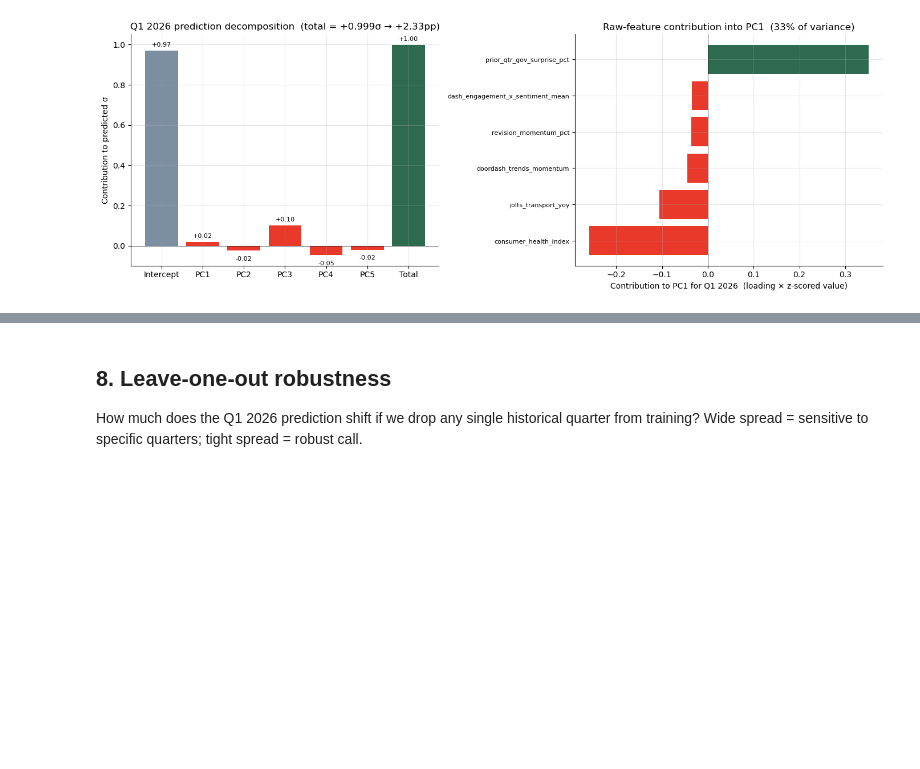
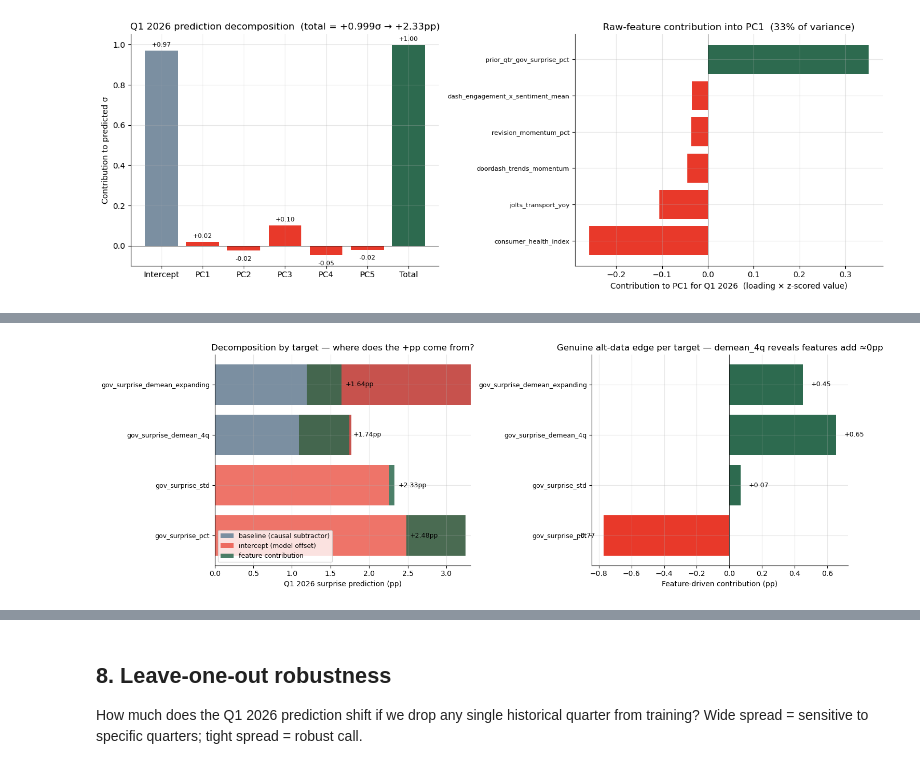
Before and after one commit to zackrcheng/alt-data-consumer-signals, a Jupyter notebook: notebooks/02_GOV_Model.ipynb, the cells around one changed output, grey strips where cells are left out. Saved outputs shown, nothing was run; the diff lists cells and outputs as text; code cells hidden in the pictures; blank space fills up the shorter version.

```diff
--- a/notebooks/02_GOV_Model.ipynb
+++ b/notebooks/02_GOV_Model.ipynb
@@ -566,0 +694,43 @@ plt.tight_layout(); plt.show()
+# %%
+# Stacked bar: baseline + intercept + features → total
+fig, axes = plt.subplots(1, 2, figsize=(15, 5))
+
+ax = axes[0]
+labels = decomp_df['target'].tolist()
+y_pos = np.arange(len(labels))
+
+baselines  = decomp_df['baseline_pp'].values
+intercepts = decomp_df['intercept_pp'].values
+features   = decomp_df['features_pp'].values
+
+ax.barh(y_pos, baselines, color=COLORS['consensus'], label='baseline (causal subtractor)')
+ax.barh(y_pos, intercepts, left=baselines, color=COLORS['dash_primary'], alpha=0.7,
+        label='intercept (model offset)')
+ax.barh(y_pos, features, left=baselines+intercepts, color=COLORS['actual'], alpha=0.85,
+        label='feature contribution')
+totals = baselines + intercepts + features
+for i, (t, lbl) in enumerate(zip(totals, labels)):
+    ax.text(t + 0.05, i, f'{t:+.2f}pp', va='center', fontsize=9)
+ax.set_yticks(y_pos)
+ax.set_yticklabels(labels, fontsize=9)
+ax.axvline(0, color='black', lw=0.5)
+ax.set_xlabel('Q1 2026 surprise prediction (pp)')
+ax.set_title('Decomposition by target — where does the +pp come from?')
+ax.legend(fontsize=9)
+
+# Second panel: feature_pp magnitude only
+ax = axes[1]
+colors_bar = [COLORS['actual'] if v >= 0 else COLORS['dash_primary'] for v in features]
+ax.barh(y_pos, features, color=colors_bar)
+for i, v in enumerate(features):
+    ax.text(v + (0.05 if v >= 0 else -0.05), i, f'{v:+.2f}',
+            va='center', ha='left' if v >= 0 else 'right', fontsize=9)
+ax.set_yticks(y_pos); ax.set_yticklabels(labels, fontsize=9)
+ax.axvline(0, color='black', lw=0.5)
+ax.set_xlabel('Feature-driven contribution (pp)')
+ax.set_title(f'Genuine alt-data edge per target — '
+             f'demean_4q reveals features add ≈0pp')
+
+plt.tight_layout(); plt.show()
+# %% [output]
+[figure, added]
```
Also changed, not shown: parts of 12 cells of this notebook, 1 other file.
